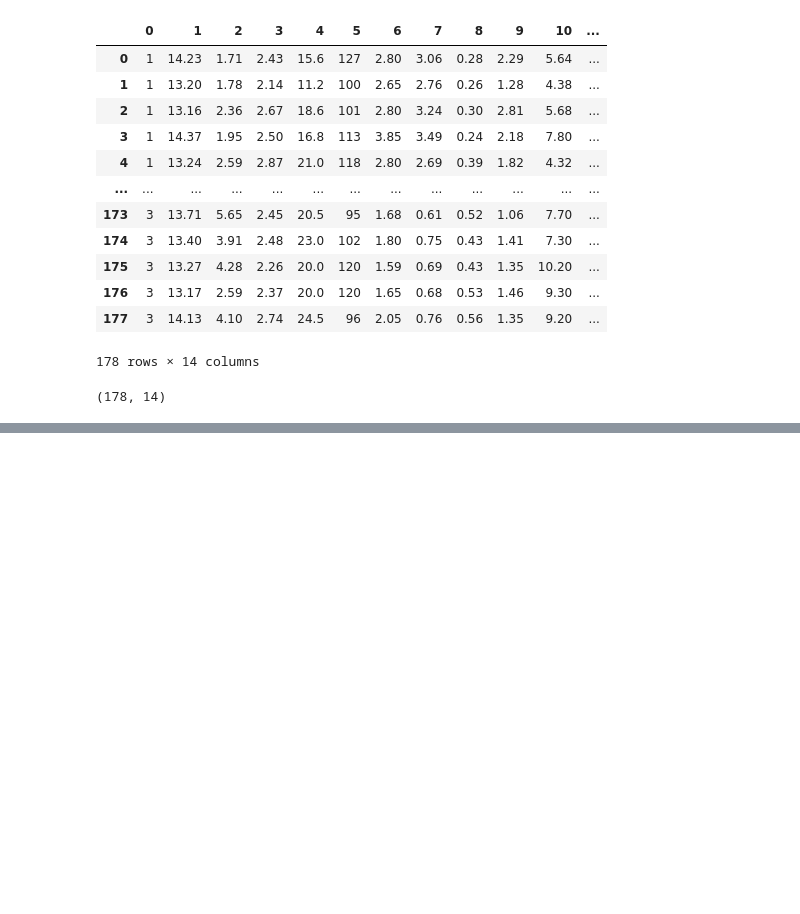
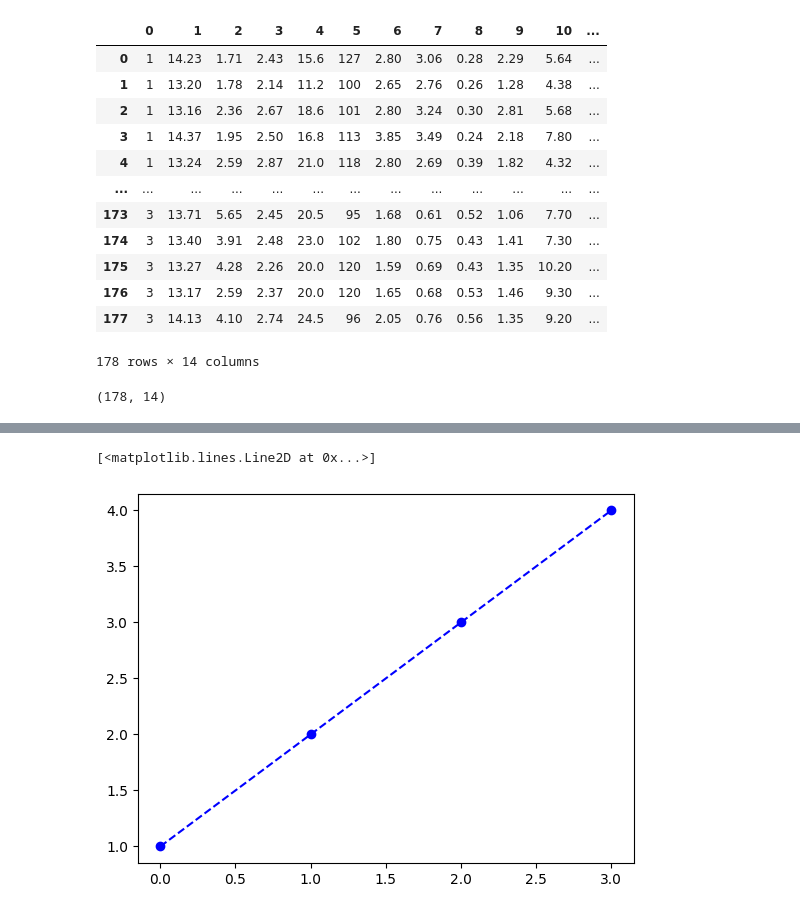
Before and after one commit to vcdemy/20240416, a Jupyter notebook: 2040416筆記.ipynb, the cells around one changed output, grey strips where cells are left out. Cells and saved outputs as stored; diff of their text form; code cells hidden in the pictures; blank space fills up the shorter version.

```diff
--- a/2040416筆記.ipynb
+++ b/2040416筆記.ipynb
@@ -293,0 +333,5 @@ df3.shape
+# %%
+plt.plot(x, 'bo--')
+# %% [output]
+[<matplotlib.lines.Line2D at 0x...>]
+[figure, added]
```
Also changed, not shown: parts of 11 cells of this notebook.
